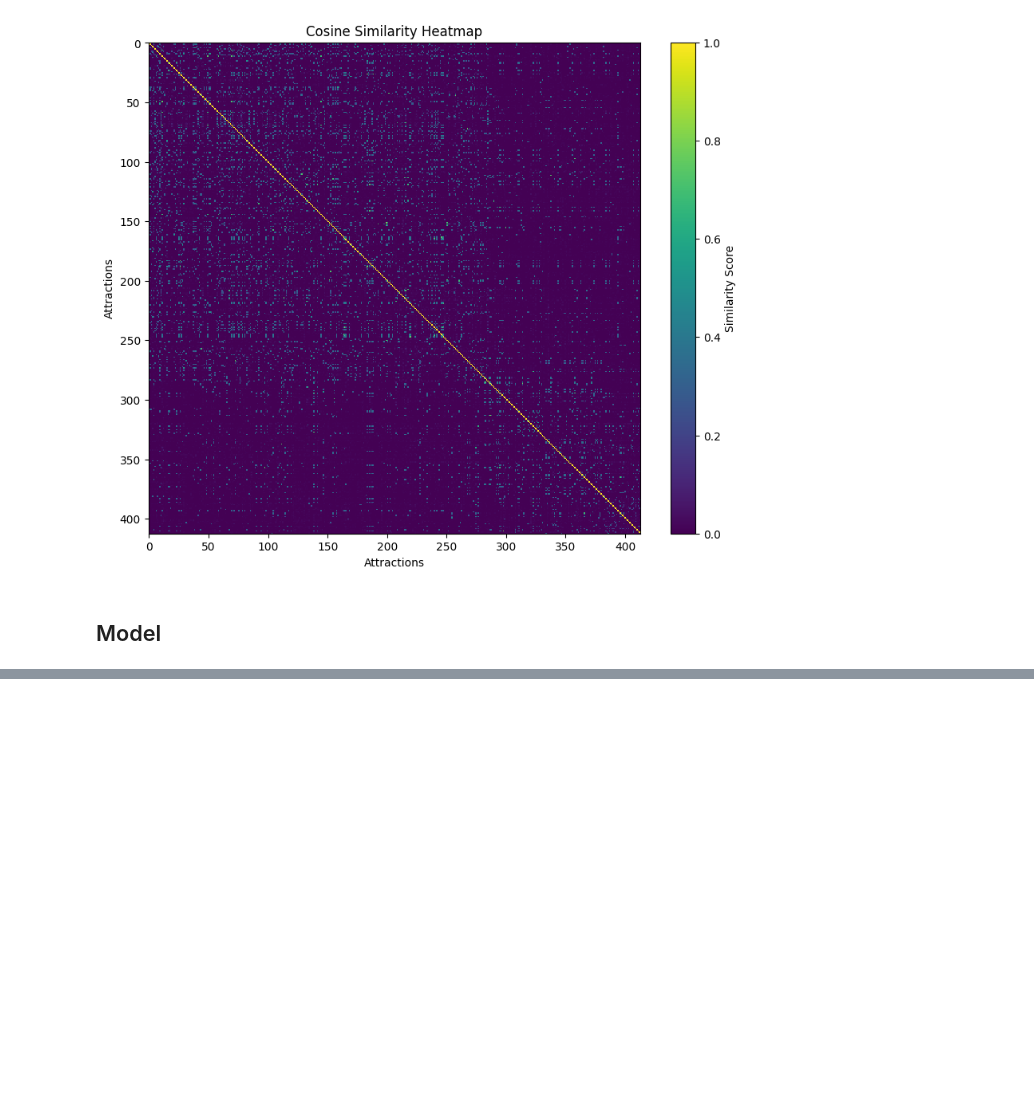
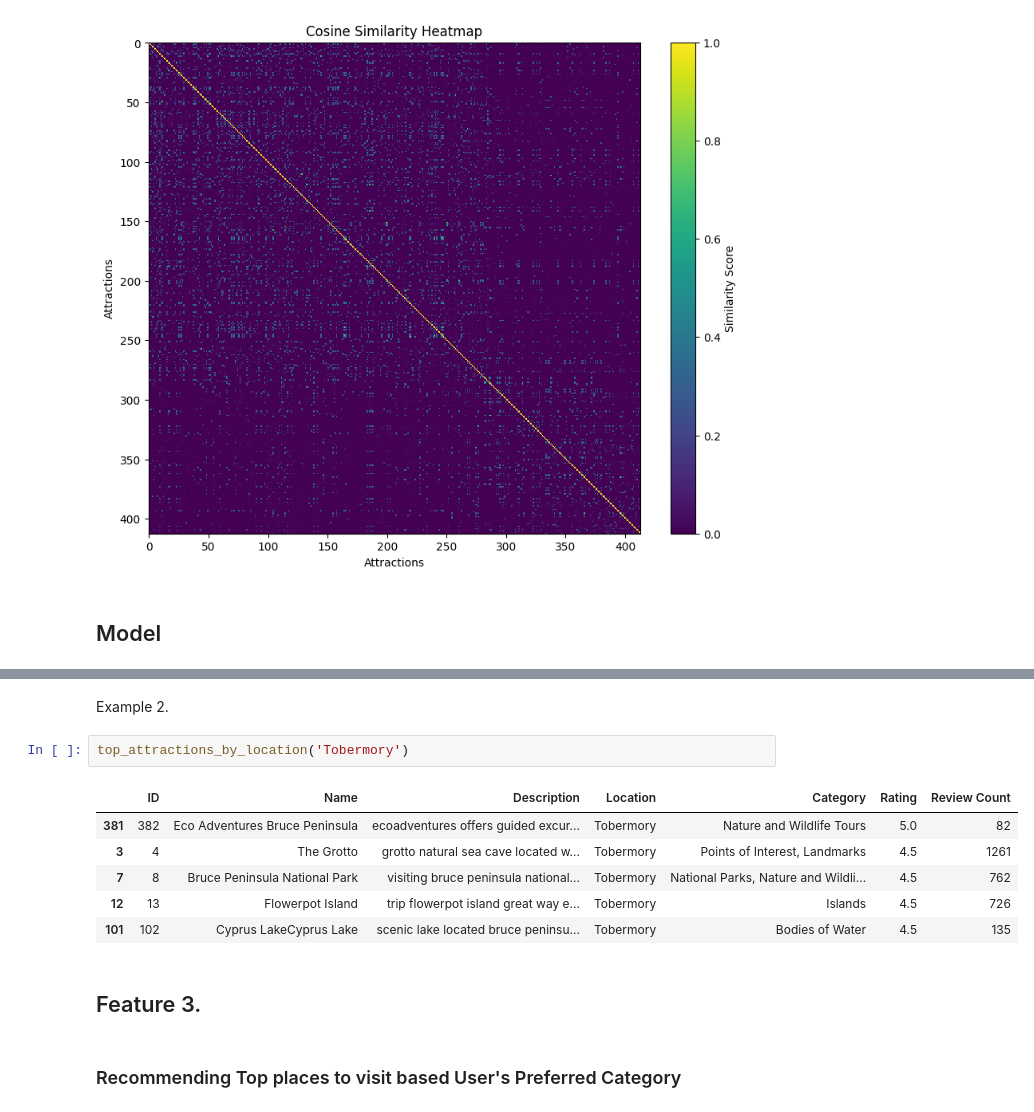
Before and after one commit to bhumikar12/Hidden-Gems-of-Ontario, a Jupyter notebook: Hidden-Gems-Of-Ontario.ipynb, the cells around one changed output, grey strips where cells are left out. Saved outputs shown, nothing was run; the diff lists cells and outputs as text; blank space fills up the shorter version.

```diff
--- a/Hidden-Gems-Of-Ontario.ipynb
+++ b/Hidden-Gems-Of-Ontario.ipynb
@@ -309,0 +342,15 @@ Name: 115, dtype: object
+# %% [markdown]
+Example 2.
+# %%
+top_attractions_by_location('Tobermory')
+# %% [output]
+|  | ID | Name | Description | Location | Category | Rating | Review Count |
+| 381 | 382 | Eco Adventures Bruce Peninsula | ecoadventures offers guided excur... | Tobermory | Nature and Wildlife Tours | 5.0 | 82 |
+| 3 | 4 | The Grotto | grotto natural sea cave located w... | Tobermory | Points of Interest, Landmarks | 4.5 | 1261 |
+| 7 | 8 | Bruce Peninsula National Park | visiting bruce peninsula national... | Tobermory | National Parks, Nature and Wildli... | 4.5 | 762 |
+| 12 | 13 | Flowerpot Island | trip flowerpot island great way e... | Tobermory | Islands | 4.5 | 726 |
+| 101 | 102 | Cyprus LakeCyprus Lake | scenic lake located bruce peninsu... | Tobermory | Bodies of Water | 4.5 | 135 |
+# %% [markdown]
+## Feature 3.
+# %% [markdown]
+### Recommending Top places to visit based User's Preferred Category
```
Also changed, not shown: parts of 18 cells of this notebook.
